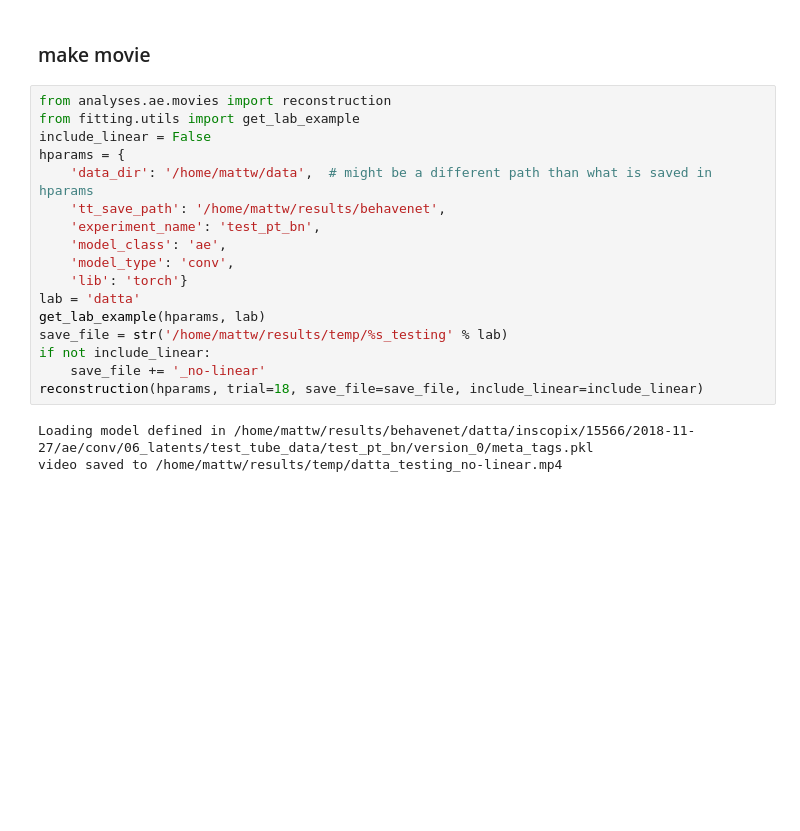
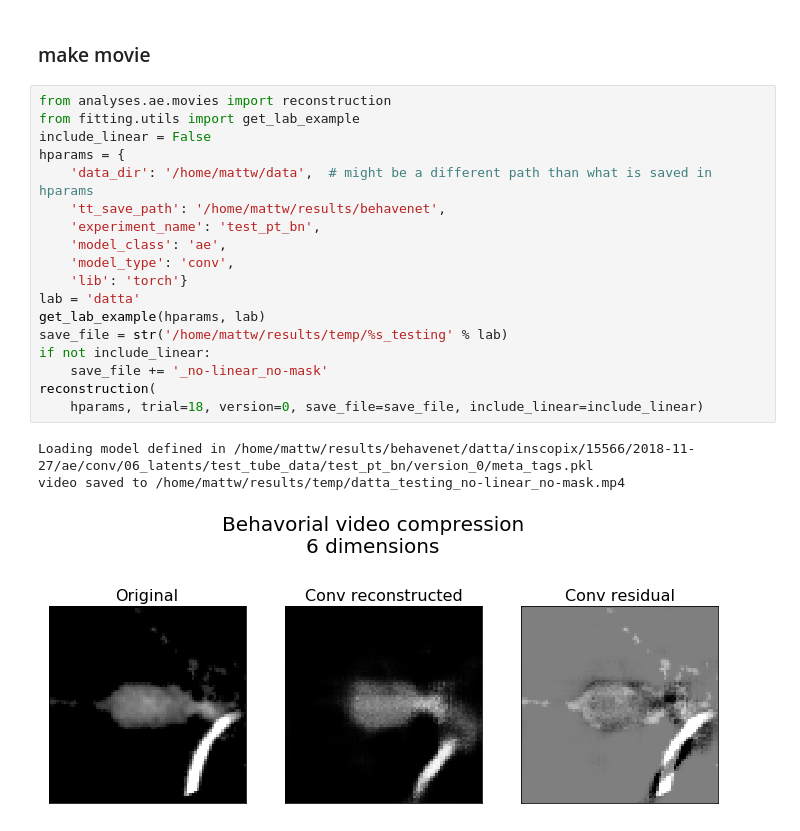
Before and after one commit to themattinthehatt/behavenet, a Jupyter notebook: analyses/ae/conv_linear_reconstructions.ipynb, the cells around one changed output. Saved outputs shown, nothing was run; the diff lists cells and outputs as text; blank space fills up the shorter version.

Commit message:
updates to ae recon movies

```diff
--- a/analyses/ae/conv_linear_reconstructions.ipynb
+++ b/analyses/ae/conv_linear_reconstructions.ipynb
@@ -155,20 +155,22 @@ for i, ax in enumerate(splt.axes):
 # %%
 from analyses.ae.movies import reconstruction
 from fitting.utils import get_lab_example
 include_linear = False
 hparams = {
     'data_dir': '/home/mattw/data',  # might be a different path than what is saved in hparams
     'tt_save_path': '/home/mattw/results/behavenet',
     'experiment_name': 'test_pt_bn',
     'model_class': 'ae',
     'model_type': 'conv',
     'lib': 'torch'}
 lab = 'datta'
 get_lab_example(hparams, lab)
 save_file = str('/home/mattw/results/temp/%s_testing' % lab)
 if not include_linear:
-    save_file += '_no-linear'
-reconstruction(hparams, trial=18, save_file=save_file, include_linear=include_linear)
+    save_file += '_no-linear_no-mask'
+reconstruction(
+    hparams, trial=18, version=0, save_file=save_file, include_linear=include_linear)
 # %% [output]
 Loading model defined in /home/mattw/results/behavenet/datta/inscopix/15566/2018-11-27/ae/conv/06_latents/test_tube_data/test_pt_bn/version_0/meta_tags.pkl
-video saved to /home/mattw/results/temp/datta_testing_no-linear.mp4
+video saved to /home/mattw/results/temp/datta_testing_no-linear_no-mask.mp4
+[figure, added]
```
Also changed, not shown: 3 other files.
